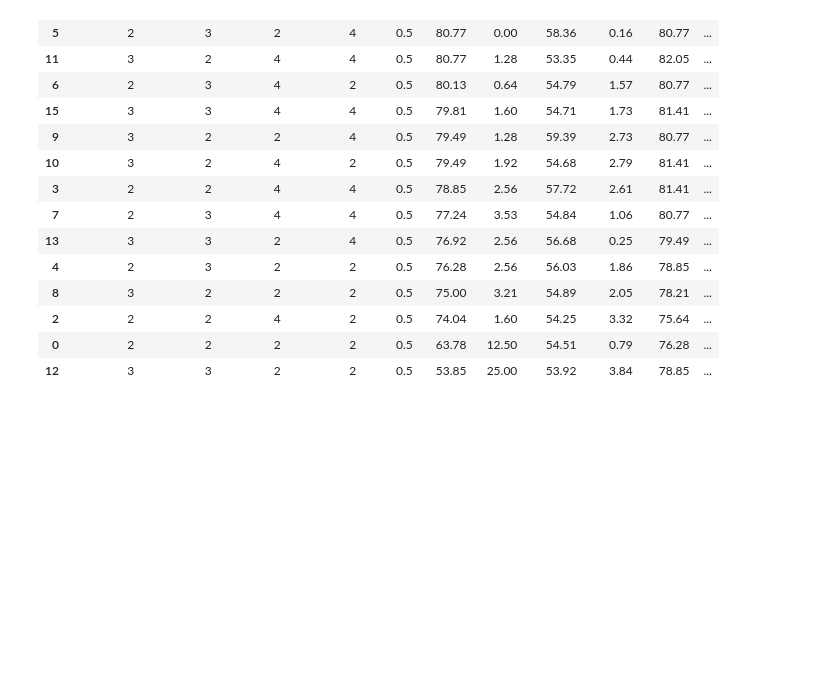
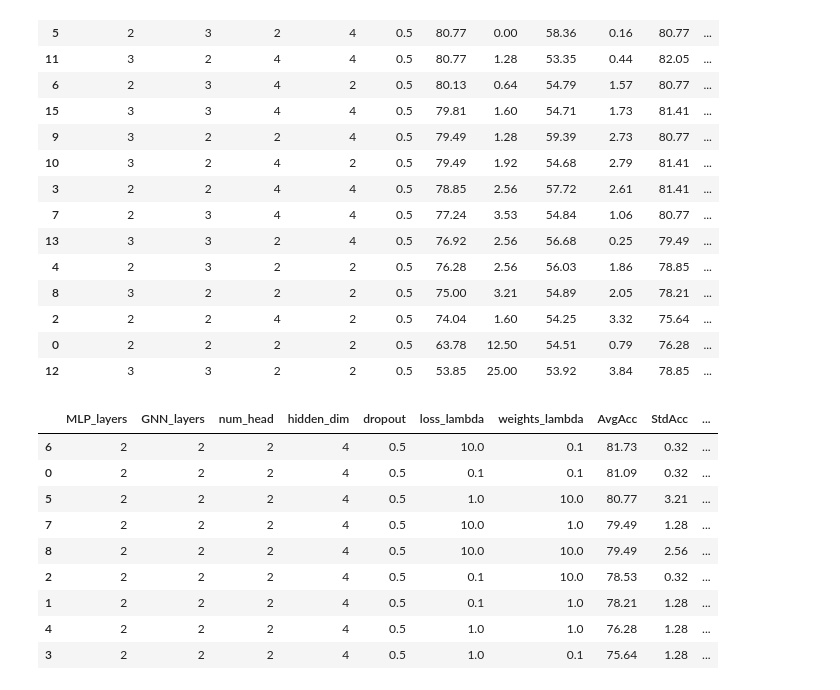
Before and after one commit to yanismiraoui/CNS-Research-YM, a Jupyter notebook: extract_results_tuning.ipynb, the cells around one changed output. Cells and saved outputs as stored; diff of their text form; code cells hidden in the pictures; blank space fills up the shorter version.

Commit message:
tuning vae

```diff
--- a/extract_results_tuning.ipynb
+++ b/extract_results_tuning.ipynb
@@ -526,0 +553,37 @@ df_gcn.sort_values(by='AvgAcc', ascending=False)
+# %%
+# GNN with one layer masking and Frobenius norm regularization
+with open('./modified_XGW-GAT/save_results_tuning_gcn_baseline_masking_vae_weights.pkl', 'rb') as f:
+    results = pkl.load(f)
+
+# Function to extract numbers from a string
+def extract_numbers(s):
+    return [float(n) for n in re.findall(r"[-+]?\d*\.\d+|\d+", s)]
+
+# Process the data
+formatted_data = []
+for key, values in results.items():
+    row = list(key)
+    for value in values:
+        numbers = extract_numbers(value)
+        row.extend(numbers)
+    formatted_data.append(row)
+
+# Creating DataFrame with appropriate column names
+columns = ['MLP_layers', 'GNN_layers', 'num_head', 'hidden_dim', 'dropout', 'loss_lambda', 'weights_lambda']
+additional_columns = ['AvgAcc', 'StdAcc', 'AvgAUC', 'StdAUC', 'MaxAcc', 'MaxAUC', 'TreatmentAcc', 'TreatmentAUC', 'ScannerAcc', 'ScannerAUC']
+columns.extend(additional_columns)
+df_gcn = pd.DataFrame(formatted_data, columns=columns)
+
+# Display the DataFrame
+df_gcn.sort_values(by='AvgAcc', ascending=False)
+# %% [output]
+|  | MLP_layers | GNN_layers | num_head | hidden_dim | dropout | loss_lambda | weights_lambda | AvgAcc | StdAcc | ... |
+| 6 | 2 | 2 | 2 | 4 | 0.5 | 10.0 | 0.1 | 81.73 | 0.32 | ... |
+| 0 | 2 | 2 | 2 | 4 | 0.5 | 0.1 | 0.1 | 81.09 | 0.32 | ... |
+| 5 | 2 | 2 | 2 | 4 | 0.5 | 1.0 | 10.0 | 80.77 | 3.21 | ... |
+| 7 | 2 | 2 | 2 | 4 | 0.5 | 10.0 | 1.0 | 79.49 | 1.28 | ... |
+| 8 | 2 | 2 | 2 | 4 | 0.5 | 10.0 | 10.0 | 79.49 | 2.56 | ... |
+| 2 | 2 | 2 | 2 | 4 | 0.5 | 0.1 | 10.0 | 78.53 | 0.32 | ... |
+| 1 | 2 | 2 | 2 | 4 | 0.5 | 0.1 | 1.0 | 78.21 | 1.28 | ... |
+| 4 | 2 | 2 | 2 | 4 | 0.5 | 1.0 | 1.0 | 76.28 | 1.28 | ... |
+| 3 | 2 | 2 | 2 | 4 | 0.5 | 1.0 | 0.1 | 75.64 | 1.28 | ... |
```
Also changed, not shown: parts of 10 cells of this notebook, 2 other files.
